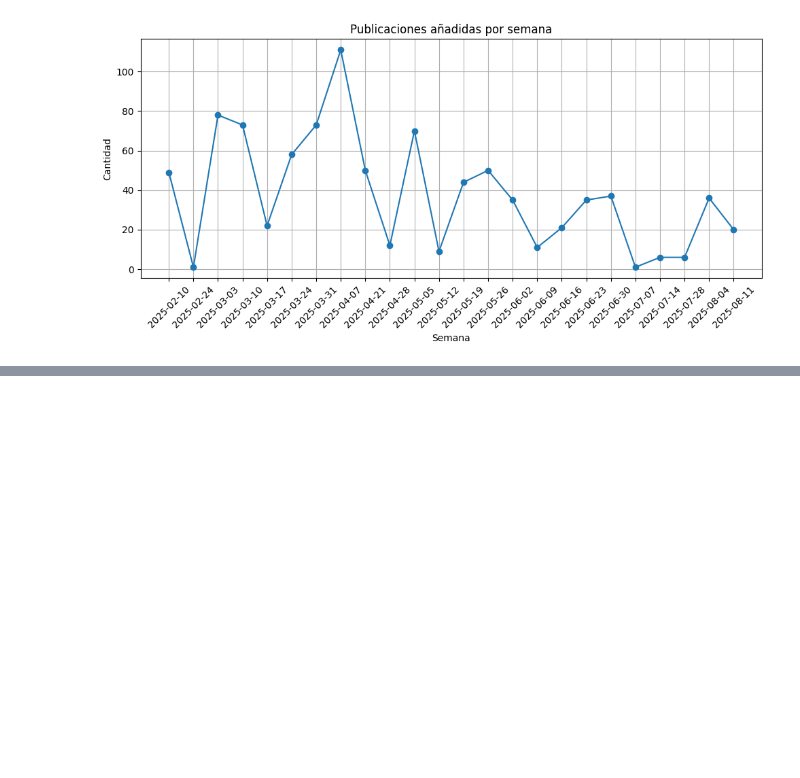
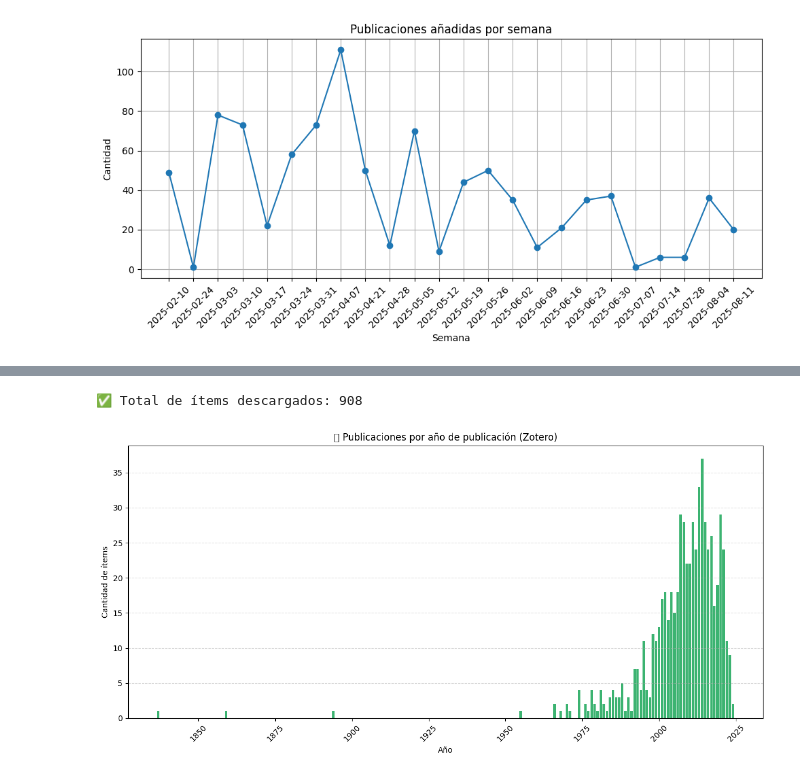
Before and after one commit to miangrog1706/BIOliteraturaPE203625, a Jupyter notebook: Enlace_con_Zotero.ipynb, the cells around one changed output, grey strips where cells are left out. Saved outputs shown, nothing was run; the diff lists cells and outputs as text; code cells hidden in the pictures; blank space fills up the shorter version.

```diff
--- a/Enlace_con_Zotero.ipynb
+++ b/Enlace_con_Zotero.ipynb
@@ -134,45 +238,58 @@ plt.show()
 # %%
+import requests
+import pandas as pd
+import re
+
 items = []
 start = 0
-limit = 100  # Zotero limita a 100 ítems por solicitud
+limit = 100
 
 while True:
-    url = f"https://api.zotero.org/groups/{group_id}/items?limit={limit}&start={start}"
-    response = requests.get(url, headers=headers)
+    url = f"https://api.zotero.org/groups/{GROUP_ID}/items?limit={limit}&start={start}"
+    response = requests.get(url, headers=HEADERS)
     data = response.json()
 
     if not data:
         break
 
     for item in data:
         d = item["data"]
+        date_raw = d.get("date", "")
+
+        # Extraer año con regex (si existe un año de 4 dígitos)
+        match = re.search(r"\b(1[89]\d{2}|20\d{2}|21\d{2})\b", date_raw)
+        year = int(match.group(0)) if match else None
+
         items.append({
             "titulo": d.get("title"),
-            "tipo": d.get("itemType"),
-            "fecha": pd.to_datetime(d.get("dateAdded"), errors="coerce"),
-            "doi": d.get("DOI") or d.get("doi"),  # Algunos lo escriben en mayúsculas
-            "url": d.get("url")
+            "año": year,
+            "tipo": d.get("itemType")
         })
 
     start += limit
 
 # Crear DataFrame
 df = pd.DataFrame(items)
 print(f"✅ Total de ítems descargados: {len(df)}")
 df.head()
 
-conteo_tipo = df["tipo"].value_counts().reset_index()
-conteo_tipo.columns = ["Tipo de ítem", "Cantidad"]
-conteo_tipo
+conteo_por_anio = df["año"].value_counts().sort_index().reset_index()
+conteo_por_anio.columns = ["Año", "Cantidad"]
+conteo_por_anio = conteo_por_anio[conteo_por_anio["Año"].notnull()]  # Filtrar nulos
+conteo_por_anio["Año"] = conteo_por_anio["Año"].astype(int)
+conteo_por_anio
 
 import matplotlib.pyplot as plt
 
-plt.figure(figsize=(10, 6))
-plt.bar(conteo_tipo["Tipo de ítem"], conteo_tipo["Cantidad"], color="skyblue")
-plt.xticks(rotation=45, ha='right')
-plt.title("📚 Publicaciones por tipo de ítem en Zotero")
-plt.xlabel("Tipo de ítem")
-plt.ylabel("Cantidad")
-plt.grid(axis='y', linestyle='--', alpha=0.6)
+plt.figure(figsize=(12, 6))
+plt.bar(conteo_por_anio["Año"], conteo_por_anio["Cantidad"], color="mediumseagreen")
+plt.title("📅 Publicaciones por año de publicación (Zotero)")
+plt.xlabel("Año")
+plt.ylabel("Cantidad de ítems")
+plt.grid(axis="y", linestyle="--", alpha=0.5)
+plt.xticks(rotation=45)
 plt.tight_layout()
 plt.show()
+# %% [output]
+✅ Total de ítems descargados: 908
+[figure, added]
```
Also changed, not shown: parts of 13 cells of this notebook.
